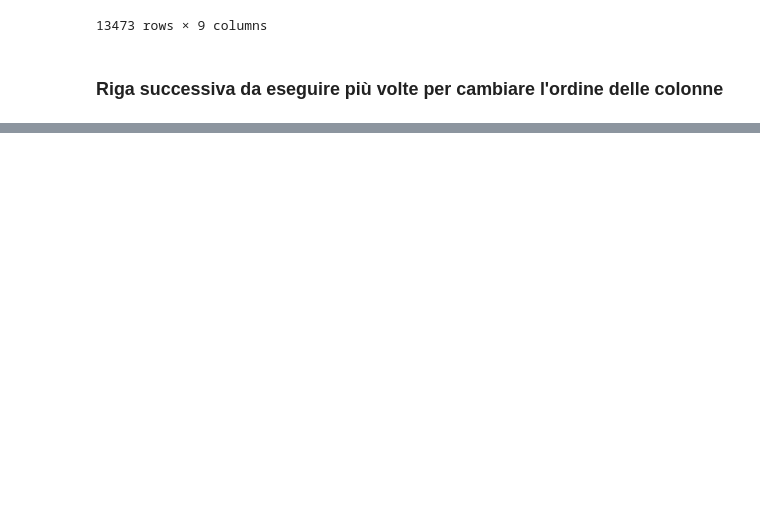
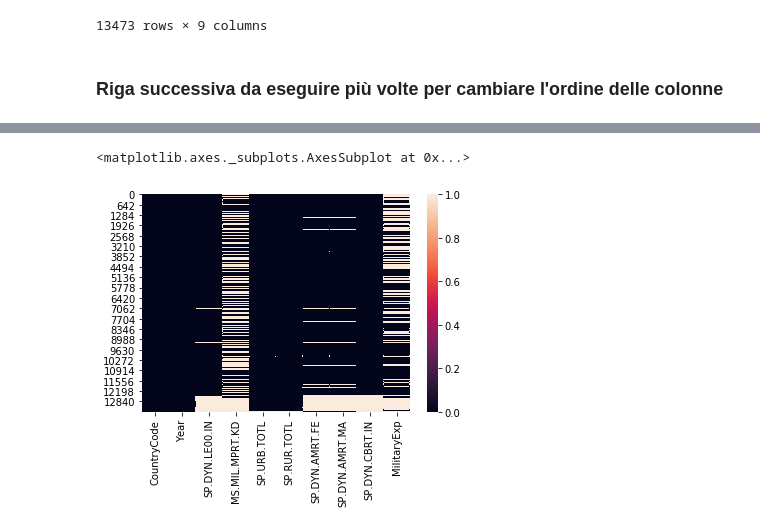
Before and after one commit to AndreaCurtoni/TerrorismDSBA, a Jupyter notebook: First hypothesis.ipynb, the cells around one changed output, grey strips where cells are left out. Cells and saved outputs as stored; diff of their text form; code cells hidden in the pictures; blank space fills up the shorter version.

```diff
--- a/First hypothesis.ipynb
+++ b/First hypothesis.ipynb
@@ -175,0 +212,2 @@ part.head()
+# %%
+tot['Year'] = tot['Year'].astype('str') #where the max length is set at 80 bytes,
@@ -175,0 +241,6 @@ part.head()
+# %%
+from seaborn import heatmap
+heatmap(tot2.isnull())
+# %% [output]
+<matplotlib.axes._subplots.AxesSubplot at 0x...>
+[figure, added]
```
Also changed, not shown: parts of 11 cells of this notebook, 1 other file.
